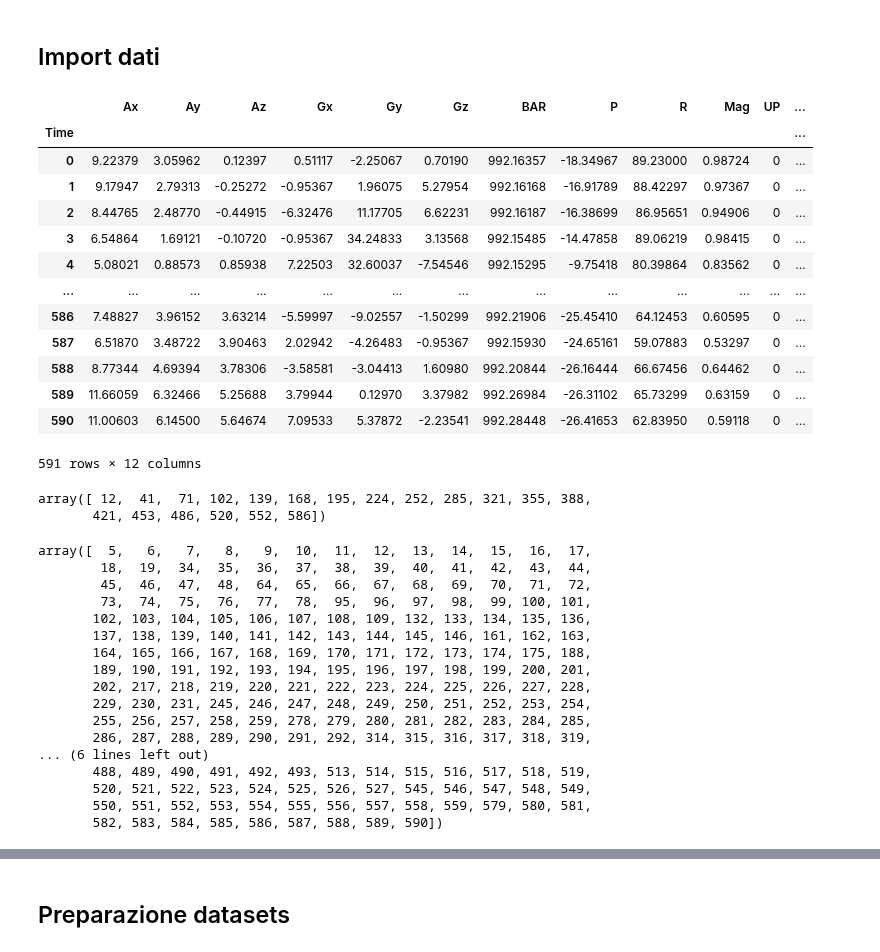
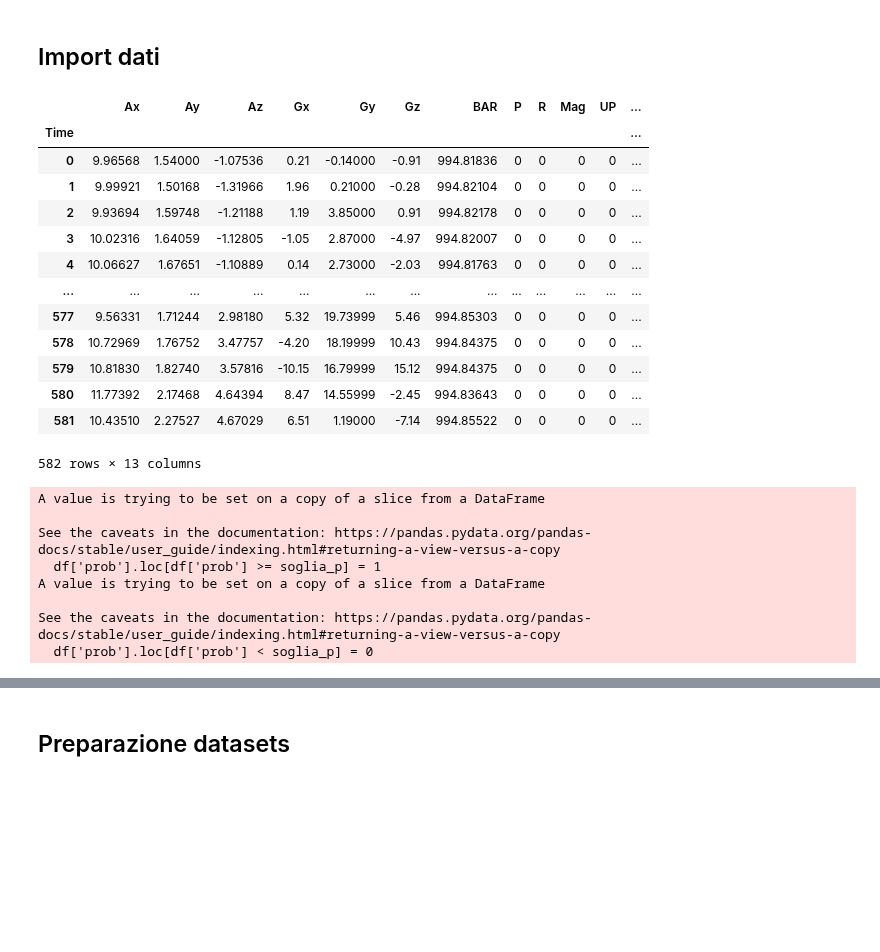
Before and after one commit to paoloartasensi/wow, a Jupyter notebook: squat_analysis.ipynb, the cells around one changed output, grey strips where cells are left out. Drawn from its saved outputs; the diff is of its cells as text; code cells hidden in the pictures; blank space fills up the shorter version.

```diff
--- a/squat_analysis.ipynb
+++ b/squat_analysis.ipynb
@@ -33,27 +34,21 @@ shift = 8
 # %% [markdown]
 ## Import dati
 # %%
-df = pd.read_csv('/Users/lorenzobassetti/Dropbox/Quant/Python_DEV/artabax/squat_60_sec_telefono.csv' , sep=';' , decimal='.')
+df = pd.read_csv('/Users/paoloartasensi/Python_Scripts/artabax/Squatprob.csv' , sep=';' , decimal='.')
 df.set_index('Time', inplace=True)
 df
 # %% [output]
 |  | Ax | Ay | Az | Gx | Gy | Gz | BAR | P | R | Mag | UP | ... |
 | Time |  |  |  |  |  |  |  |  |  |  |  | ... |
-| 0 | 9.22379 | 3.05962 | 0.12397 | 0.51117 | -2.25067 | 0.70190 | 992.16357 | -18.34967 | 89.23000 | 0.98724 | 0 | ... |
-| 1 | 9.17947 | 2.79313 | -0.25272 | -0.95367 | 1.96075 | 5.27954 | 992.16168 | -16.91789 | 88.42297 | 0.97367 | 0 | ... |
-| 2 | 8.44765 | 2.48770 | -0.44915 | -6.32476 | 11.17705 | 6.62231 | 992.16187 | -16.38699 | 86.95651 | 0.94906 | 0 | ... |
-| 3 | 6.54864 | 1.69121 | -0.10720 | -0.95367 | 34.24833 | 3.13568 | 992.15485 | -14.47858 | 89.06219 | 0.98415 | 0 | ... |
-| 4 | 5.08021 | 0.88573 | 0.85938 | 7.22503 | 32.60037 | -7.54546 | 992.15295 | -9.75418 | 80.39864 | 0.83562 | 0 | ... |
+| 0 | 9.96568 | 1.54000 | -1.07536 | 0.21 | -0.14000 | -0.91 | 994.81836 | 0 | 0 | 0 | 0 | ... |
+| 1 | 9.99921 | 1.50168 | -1.31966 | 1.96 | 0.21000 | -0.28 | 994.82104 | 0 | 0 | 0 | 0 | ... |
+| 2 | 9.93694 | 1.59748 | -1.21188 | 1.19 | 3.85000 | 0.91 | 994.82178 | 0 | 0 | 0 | 0 | ... |
+| 3 | 10.02316 | 1.64059 | -1.12805 | -1.05 | 2.87000 | -4.97 | 994.82007 | 0 | 0 | 0 | 0 | ... |
+| 4 | 10.06627 | 1.67651 | -1.10889 | 0.14 | 2.73000 | -2.03 | 994.81763 | 0 | 0 | 0 | 0 | ... |
 | ... | ... | ... | ... | ... | ... | ... | ... | ... | ... | ... | ... | ... |
-| 586 | 7.48827 | 3.96152 | 3.63214 | -5.59997 | -9.02557 | -1.50299 | 992.21906 | -25.45410 | 64.12453 | 0.60595 | 0 | ... |
-| 587 | 6.51870 | 3.48722 | 3.90463 | 2.02942 | -4.26483 | -0.95367 | 992.15930 | -24.65161 | 59.07883 | 0.53297 | 0 | ... |
-| 588 | 8.77344 | 4.69394 | 3.78306 | -3.58581 | -3.04413 | 1.60980 | 992.20844 | -26.16444 | 66.67456 | 0.64462 | 0 | ... |
-| 589 | 11.66059 | 6.32466 | 5.25688 | 3.79944 | 0.12970 | 3.37982 | 992.26984 | -26.31102 | 65.73299 | 0.63159 | 0 | ... |
-| 590 | 11.00603 | 6.14500 | 5.64674 | 7.09533 | 5.37872 | -2.23541 | 992.28448 | -26.41653 | 62.83950 | 0.59118 | 0 | ... |
+| 577 | 9.56331 | 1.71244 | 2.98180 | 5.32 | 19.73999 | 5.46 | 994.85303 | 0 | 0 | 0 | 0 | ... |
+| 578 | 10.72969 | 1.76752 | 3.47757 | -4.20 | 18.19999 | 10.43 | 994.84375 | 0 | 0 | 0 | 0 | ... |
+| 579 | 10.81830 | 1.82740 | 3.57816 | -10.15 | 16.79999 | 15.12 | 994.84375 | 0 | 0 | 0 | 0 | ... |
+| 580 | 11.77392 | 2.17468 | 4.64394 | 8.47 | 14.55999 | -2.45 | 994.83643 | 0 | 0 | 0 | 0 | ... |
+| 581 | 10.43510 | 2.27527 | 4.67029 | 6.51 | 1.19000 | -7.14 | 994.85522 | 0 | 0 | 0 | 0 | ... |
-591 rows × 12 columns
+582 rows × 13 columns
-# %%
-df2 = df.loc[df['DOWN'] ==1]
-np.array(df2.index)
-# %% [output]
-array([ 12,  41,  71, 102, 139, 168, 195, 224, 252, 285, 321, 355, 388,
-       421, 453, 486, 520, 552, 586])
@@ -60,34 +57,33 @@ array([ 12,  41,  71, 102, 139, 168, 195, 224, 252, 285, 321, 355, 388,
+# %%
+df['prob'].loc[df['prob'] >= soglia_p] = 1
+df['prob'].loc[df['prob'] < soglia_p] = 0
+# %% [output]
+A value is trying to be set on a copy of a slice from a DataFrame
+
+See the caveats in the documentation: https://pandas.pydata.org/pandas-docs/stable/user_guide/indexing.html#returning-a-view-versus-a-copy
+  df['prob'].loc[df['prob'] >= soglia_p] = 1
+A value is trying to be set on a copy of a slice from a DataFrame
+
+See the caveats in the documentation: https://pandas.pydata.org/pandas-docs/stable/user_guide/indexing.html#returning-a-view-versus-a-copy
+  df['prob'].loc[df['prob'] < soglia_p] = 0
 # %%
 # applico uno shift per ogni posizione i con ['DOWN']==1,
 # assegno alle righe prima e dopo ['DOWN']=1
 # numero di righe determinato da [shift]
 
-df2 = df.loc[df['DOWN'] ==1]
-pos = np.array(df2.index)
+df_temp = df.loc[df['DOWN'] ==1]
+pos = np.array(df_temp.index)
 
 for i in pos:
     for k in range(-shift+1, shift, 1):
         df.at[i+k, 'DOWN'] =1
 
 
+df_temp2 = df.loc[df['prob'] ==1]
+pos2 = np.array(df_temp2.index)
+
+for i in pos2:
+    for k in range(-shift+1, shift, 1):
+        df.at[i+k, 'prob'] =1
+
 df.dropna(inplace=True)
-df2 = df.loc[df['DOWN'] ==1]
-np.array(df2.index)
-# %% [output]
-array([  5,   6,   7,   8,   9,  10,  11,  12,  13,  14,  15,  16,  17,
-        18,  19,  34,  35,  36,  37,  38,  39,  40,  41,  42,  43,  44,
-        45,  46,  47,  48,  64,  65,  66,  67,  68,  69,  70,  71,  72,
-        73,  74,  75,  76,  77,  78,  95,  96,  97,  98,  99, 100, 101,
-       102, 103, 104, 105, 106, 107, 108, 109, 132, 133, 134, 135, 136,
-       137, 138, 139, 140, 141, 142, 143, 144, 145, 146, 161, 162, 163,
-       164, 165, 166, 167, 168, 169, 170, 171, 172, 173, 174, 175, 188,
-       189, 190, 191, 192, 193, 194, 195, 196, 197, 198, 199, 200, 201,
-       202, 217, 218, 219, 220, 221, 222, 223, 224, 225, 226, 227, 228,
-       229, 230, 231, 245, 246, 247, 248, 249, 250, 251, 252, 253, 254,
-       255, 256, 257, 258, 259, 278, 279, 280, 281, 282, 283, 284, 285,
-       286, 287, 288, 289, 290, 291, 292, 314, 315, 316, 317, 318, 319,
-... (6 lines left out)
-       488, 489, 490, 491, 492, 493, 513, 514, 515, 516, 517, 518, 519,
-       520, 521, 522, 523, 524, 525, 526, 527, 545, 546, 547, 548, 549,
-       550, 551, 552, 553, 554, 555, 556, 557, 558, 559, 579, 580, 581,
-       582, 583, 584, 585, 586, 587, 588, 589, 590])
```
Also changed, not shown: parts of 17 cells of this notebook, 1 other file.
